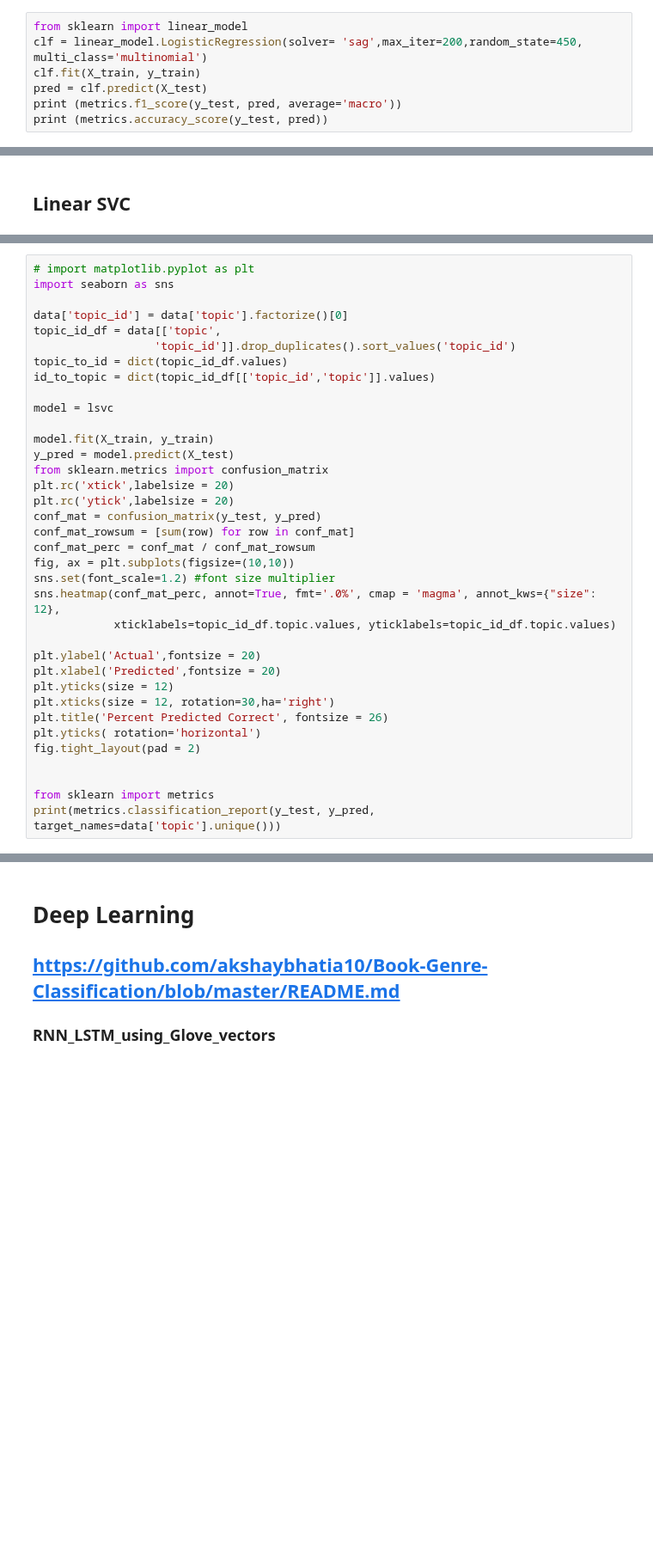
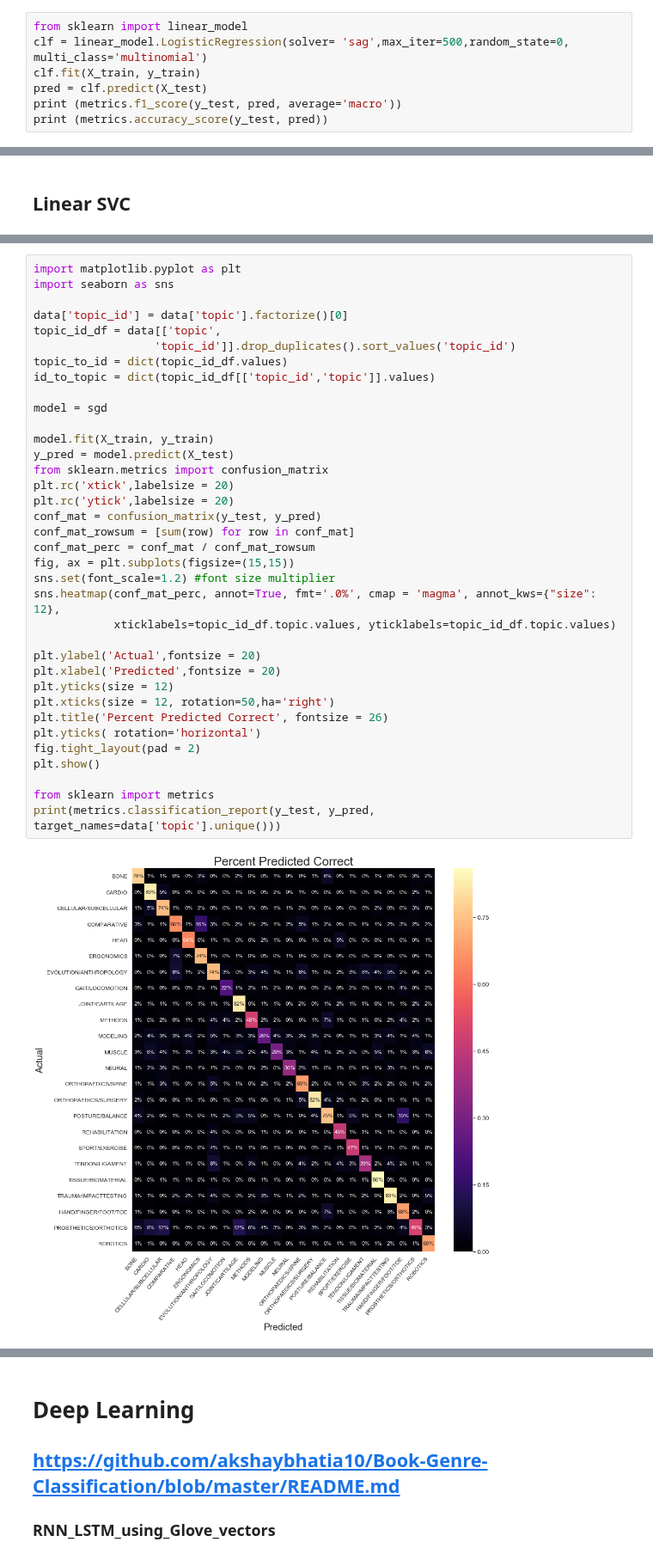
Before and after one commit to alcantarar/literature_update, a Jupyter notebook: test_many_ML_algorithms.ipynb, the cells around one changed output, grey strips where cells are left out. Shown at 86% size. Cells and saved outputs as stored; diff of their text form; blank space fills up the shorter version.

Commit message:
updated models, data_consolidated is good, and lit_up is papers from last week

```diff
--- a/test_many_ML_algorithms.ipynb
+++ b/test_many_ML_algorithms.ipynb
@@ -163,7 +168,7 @@ print (metrics.accuracy_score(y_test, pred))
 ## Logistic Regression
 # %%
 from sklearn import linear_model
-clf = linear_model.LogisticRegression(solver= 'sag',max_iter=200,random_state=450, multi_class='multinomial')
+clf = linear_model.LogisticRegression(solver= 'sag',max_iter=500,random_state=0, multi_class='multinomial')
 clf.fit(X_train, y_train)
 pred = clf.predict(X_test)
 print (metrics.f1_score(y_test, pred, average='macro'))
@@ -307,37 +290,38 @@ print (metrics.accuracy_score(y_test, pred))
 # %%
-# import matplotlib.pyplot as plt
+import matplotlib.pyplot as plt
 import seaborn as sns
 
 data['topic_id'] = data['topic'].factorize()[0]
 topic_id_df = data[['topic',
                   'topic_id']].drop_duplicates().sort_values('topic_id')
 topic_to_id = dict(topic_id_df.values)
 id_to_topic = dict(topic_id_df[['topic_id','topic']].values)
 
-model = lsvc
+model = sgd
 
 model.fit(X_train, y_train)
 y_pred = model.predict(X_test)
 from sklearn.metrics import confusion_matrix
 plt.rc('xtick',labelsize = 20)
 plt.rc('ytick',labelsize = 20)
 conf_mat = confusion_matrix(y_test, y_pred)
 conf_mat_rowsum = [sum(row) for row in conf_mat]
 conf_mat_perc = conf_mat / conf_mat_rowsum
-fig, ax = plt.subplots(figsize=(10,10))
+fig, ax = plt.subplots(figsize=(15,15))
 sns.set(font_scale=1.2) #font size multiplier
 sns.heatmap(conf_mat_perc, annot=True, fmt='.0%', cmap = 'magma', annot_kws={"size": 12},
             xticklabels=topic_id_df.topic.values, yticklabels=topic_id_df.topic.values)
 
 plt.ylabel('Actual',fontsize = 20)
 plt.xlabel('Predicted',fontsize = 20)
 plt.yticks(size = 12)
-plt.xticks(size = 12, rotation=30,ha='right')
+plt.xticks(size = 12, rotation=50,ha='right')
 plt.title('Percent Predicted Correct', fontsize = 26)
 plt.yticks( rotation='horizontal')
 fig.tight_layout(pad = 2)
-
+plt.show()
 
 from sklearn import metrics
 print(metrics.classification_report(y_test, y_pred, target_names=data['topic'].unique()))
 # %% [output]
+[figure, new version]
```
Also changed, not shown: parts of 39 cells of this notebook, 11 other files.
